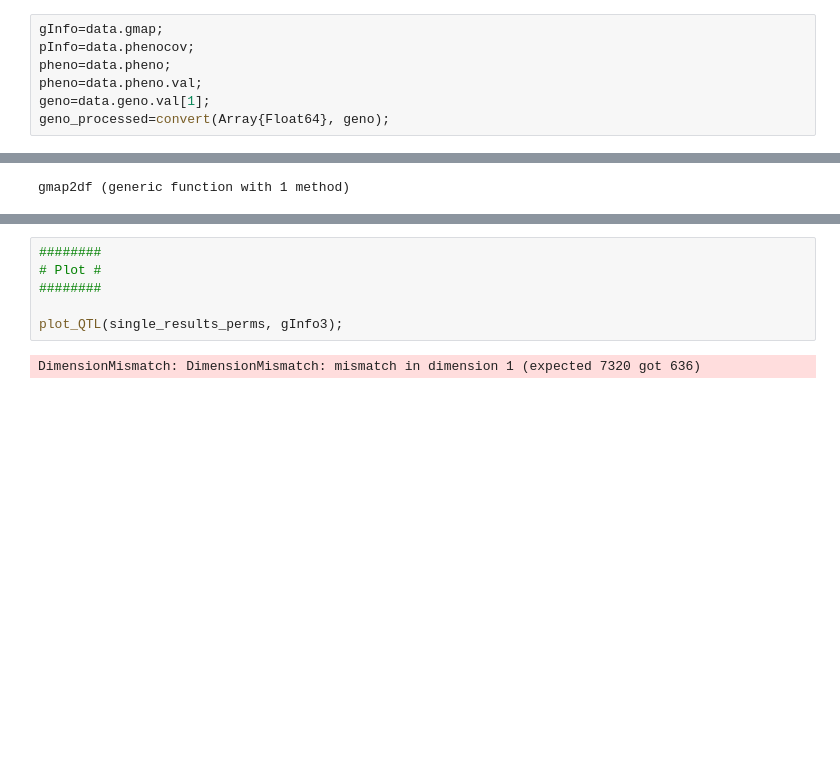
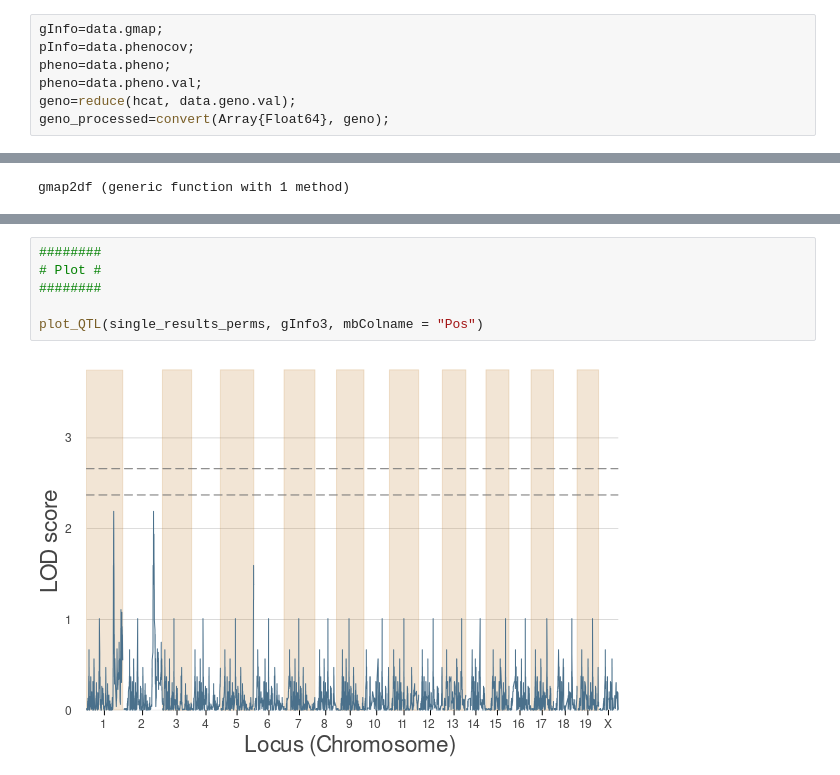
Before and after one commit to senresearch/BigRiverQTL.jl, a Jupyter notebook: example/EXAMPLE1.ipynb, the cells around one changed output, grey strips where cells are left out. Drawn from its saved outputs; the diff is of its cells as text; blank space fills up the shorter version.

```diff
--- a/example/EXAMPLE1.ipynb
+++ b/example/EXAMPLE1.ipynb
@@ -32,5 +60,5 @@ gInfo=data.gmap;
 pInfo=data.phenocov;
 pheno=data.pheno;
 pheno=data.pheno.val;
-geno=data.geno.val[1];
+geno=reduce(hcat, data.geno.val);
 geno_processed=convert(Array{Float64}, geno);
@@ -178,8 +208,8 @@ gInfo3=gmap2df(gInfo)
 # %%
 ########
 # Plot #
 ########
 
-plot_QTL(single_results_perms, gInfo3);
+plot_QTL(single_results_perms, gInfo3, mbColname = "Pos")
 # %% [output]
-DimensionMismatch: DimensionMismatch: mismatch in dimension 1 (expected 7320 got 636)
+[figure, added]
```
Also changed, not shown: parts of 12 cells of this notebook, 1 other file.
